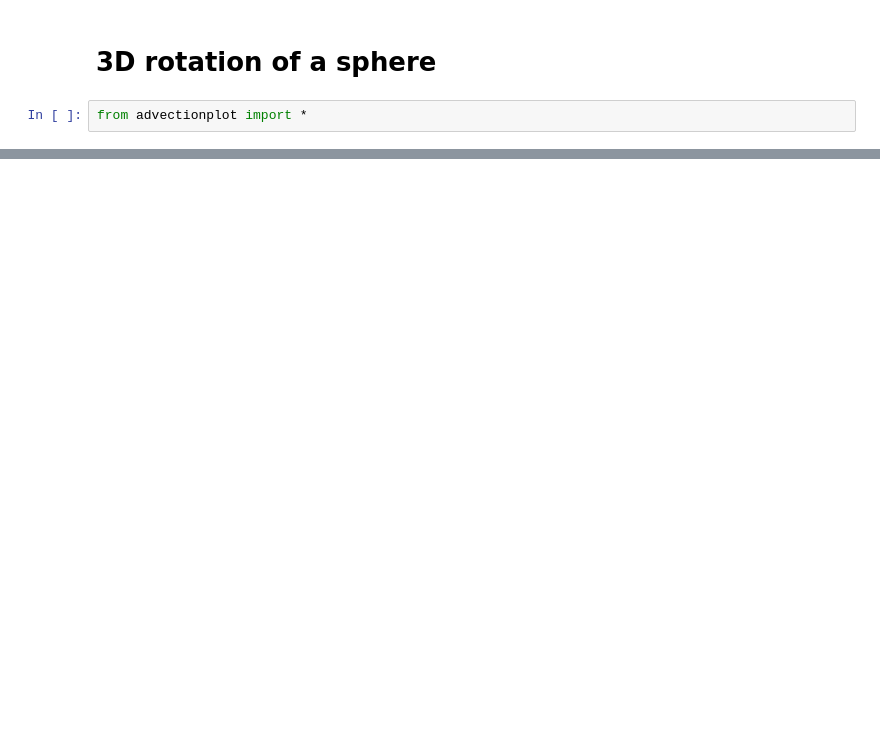
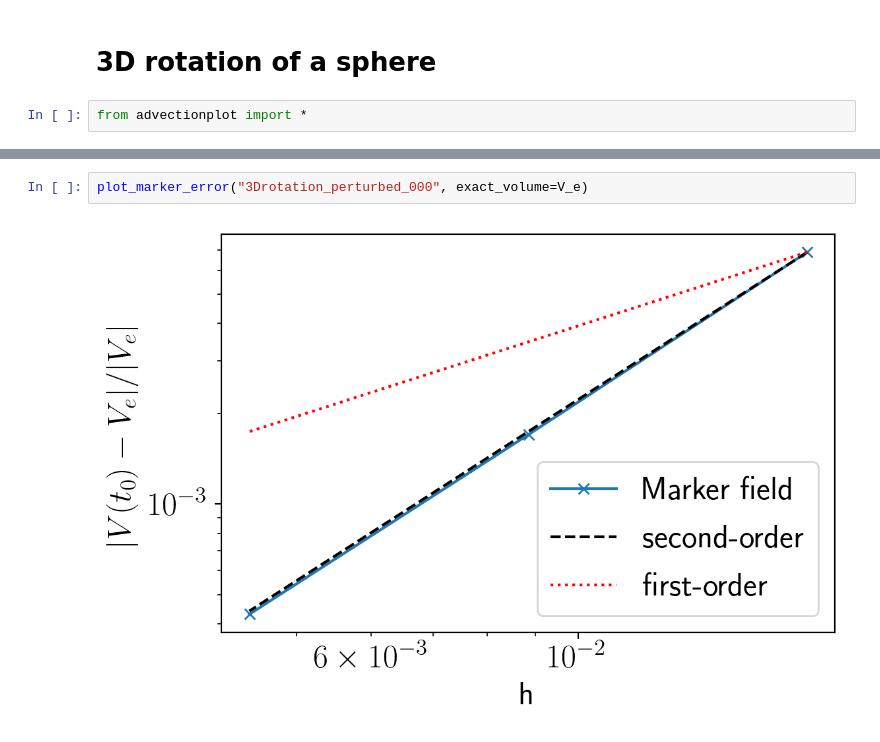
Before and after one commit to tmaric/leia, a Jupyter notebook: cases/3Drotation.ipynb, the cells around one changed output, grey strips where cells are left out. Cells and saved outputs as stored; diff of their text form; blank space fills up the shorter version.

```diff
--- a/cases/3Drotation.ipynb
+++ b/cases/3Drotation.ipynb
@@ -53,0 +54,4 @@ plot_advection_errors(advection_dframe, R, "3D rotation")
+# %%
+plot_marker_error("3Drotation_perturbed_000", exact_volume=V_e)
+# %% [output]
+[figure, added]
```
Also changed, not shown: parts of 21 cells of this notebook, 36 other files.
